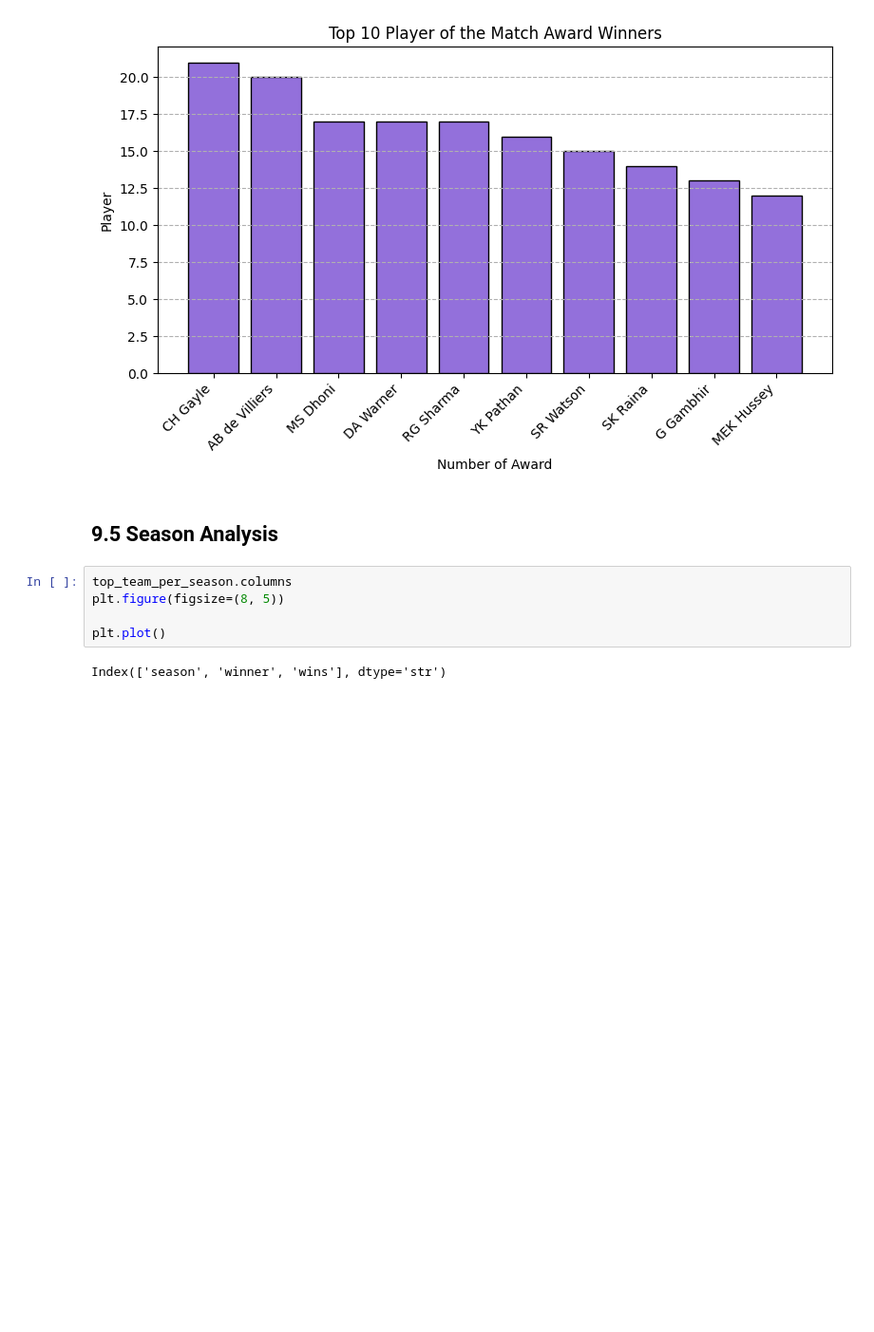
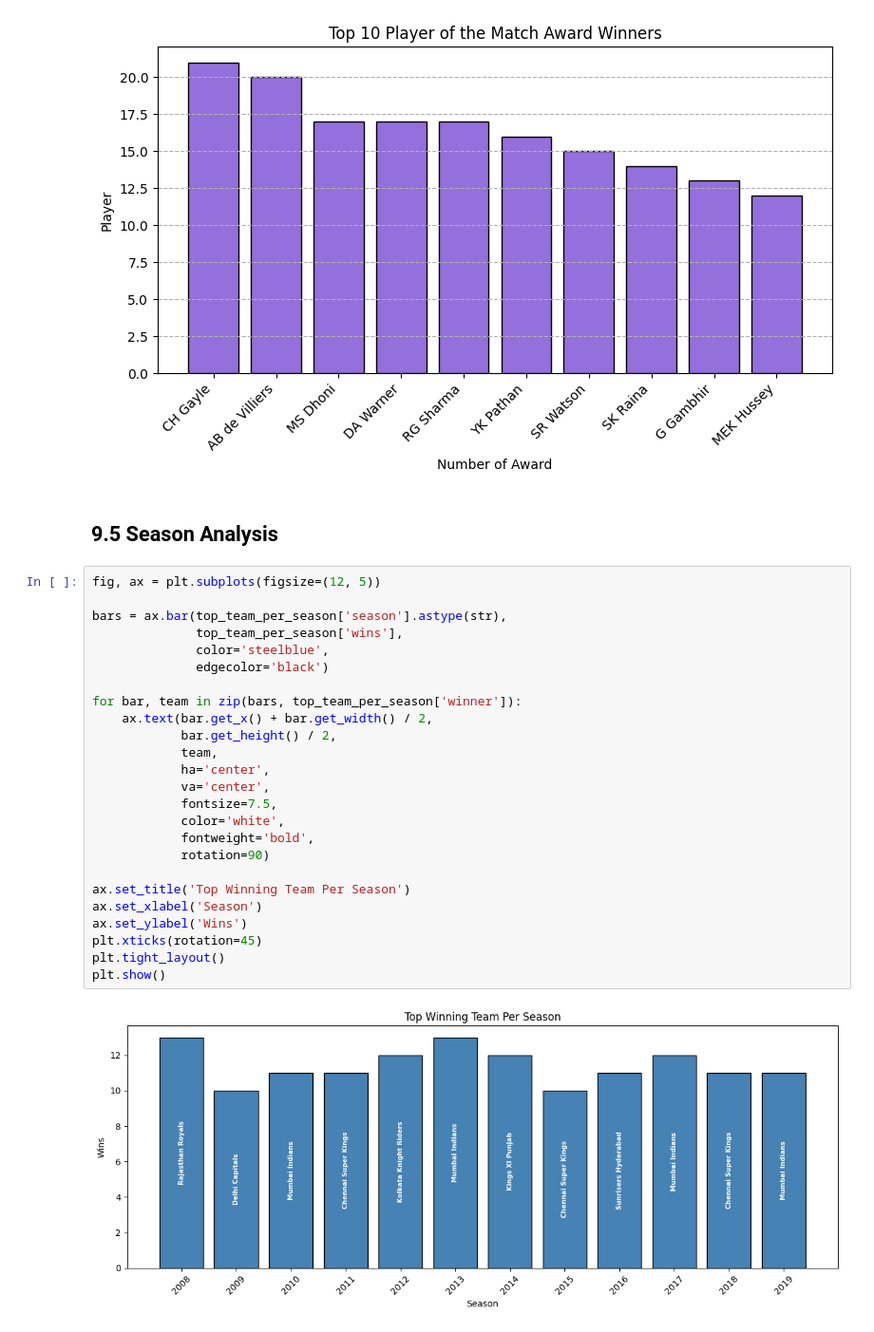
Before and after one commit to vidushan-ds/academic-data-wrangler, a Jupyter notebook: cricket-performance-analytics/cricket_analyz.ipynb, the cells around one changed output. Shown at 95% size. Cells and saved outputs as stored; diff of their text form; blank space fills up the shorter version.

```diff
--- a/cricket-performance-analytics/cricket_analyz.ipynb
+++ b/cricket-performance-analytics/cricket_analyz.ipynb
@@ -650,9 +650,29 @@ plt.show()
 # %% [markdown]
 ## 9.5 Season Analysis
 # %%
-top_team_per_season.columns
-plt.figure(figsize=(8, 5))
+fig, ax = plt.subplots(figsize=(12, 5))
 
-plt.plot()
+bars = ax.bar(top_team_per_season['season'].astype(str),
+              top_team_per_season['wins'],
+              color='steelblue',
+              edgecolor='black')
+
+for bar, team in zip(bars, top_team_per_season['winner']):
+    ax.text(bar.get_x() + bar.get_width() / 2,
+            bar.get_height() / 2,
+            team,
+            ha='center',
+            va='center',
+            fontsize=7.5,
+            color='white',
+            fontweight='bold',
+            rotation=90)
+
+ax.set_title('Top Winning Team Per Season')
+ax.set_xlabel('Season')
+ax.set_ylabel('Wins')
+plt.xticks(rotation=45)
+plt.tight_layout()
+plt.show()
 # %% [output]
-Index(['season', 'winner', 'wins'], dtype='str')
+[figure, added]
```
